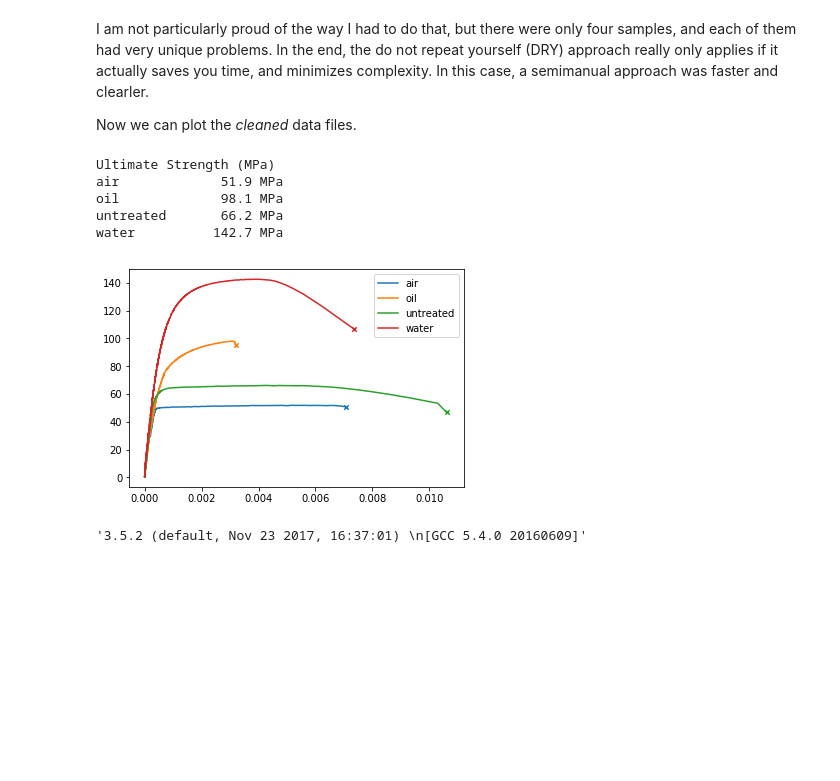
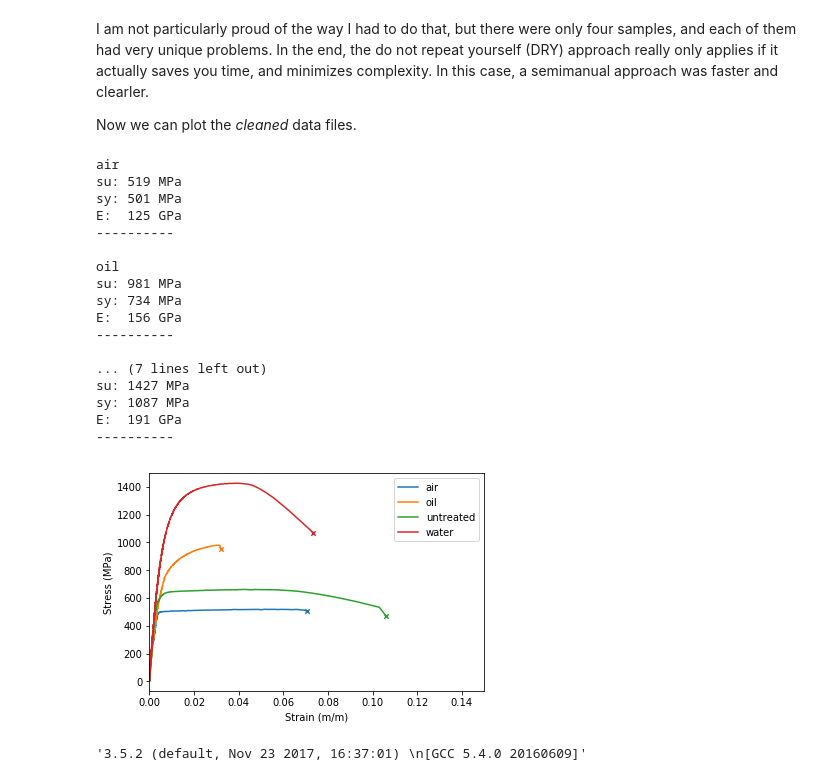
Before and after one commit to mmolter/ME303, a Jupyter notebook: Labs/Lab 5 - Heat Treatment/analysis.ipynb, the cells around one changed output. Saved outputs shown, nothing was run; the diff lists cells and outputs as text; code cells hidden in the pictures; blank space fills up the shorter version.

```diff
--- a/Labs/Lab 5 - Heat Treatment/analysis.ipynb
+++ b/Labs/Lab 5 - Heat Treatment/analysis.ipynb
@@ -244,26 +223,53 @@ I am not particularly proud of the way I had to do that, but there were only fou
 
 Now we can plot the *cleaned* data files.
 # %%
-print('Ultimate Strength (MPa)')
 for file in glob.glob(r'processed data/*'):
     df = pd.read_csv(file)
 
     sample = file.split('.')[0].split('/')[1]
 
-    plt.plot(df['e'], df['s'] / 10e6, label=sample)
-    plt.scatter(df.iloc[-1]['e'], df.iloc[-1]['s'] / 10e6, marker='x', s=20)
+    plt.plot(df['e'], df['s'] / 1e6, label=sample)
+    plt.scatter(df.iloc[-1]['e'], df.iloc[-1]['s'] / 1e6, marker='x', s=20)
 
-    print('{:<15s}{:>5.1f} MPa'.format(sample, max(df['s'] / 10e6)))
+    sigma_u = max(df['s'])
+    E, _    = np.polyfit(df[df['e'] < 0.003]['e'], df[df['e'] < 0.003]['s'], 1)
 
+    df['s_bar'] = E * (df['e'] - 0.002)
+    df['error'] = np.power(df['s'] - df['s_bar'], 2)
+
+    sigma_y = df.iloc[df['error'].idxmin()]['s']
+
+    print(sample)
+    print('su: {:.01f} MPa'.format(sigma_u / 1e6))
+    print('sy: {:.0f} MPa'.format(sigma_y / 1e6))
+    print('E:  {:.0f} GPa'.format(E / 1e9))
+    print('-'*10)
+    print()
+
+plt.xlim((0, 0.15))
+plt.xlabel('Strain (m/m)')
+plt.ylabel('Stress (MPa)')
 plt.legend()
 plt.show()
 # %% [output]
-Ultimate Strength (MPa)
-air             51.9 MPa
-oil             98.1 MPa
-untreated       66.2 MPa
-water          142.7 MPa
+air
+su: 519 MPa
+sy: 501 MPa
+E:  125 GPa
+----------
+
+oil
+su: 981 MPa
+sy: 734 MPa
+E:  156 GPa
+----------
+
+... (7 lines left out)
+su: 1427 MPa
+sy: 1087 MPa
+E:  191 GPa
+----------
-[figure, old version]
+[figure, new version]
 # %%
 import sys
 
```
Also changed, not shown: parts of 5 cells of this notebook, 6 other files.
